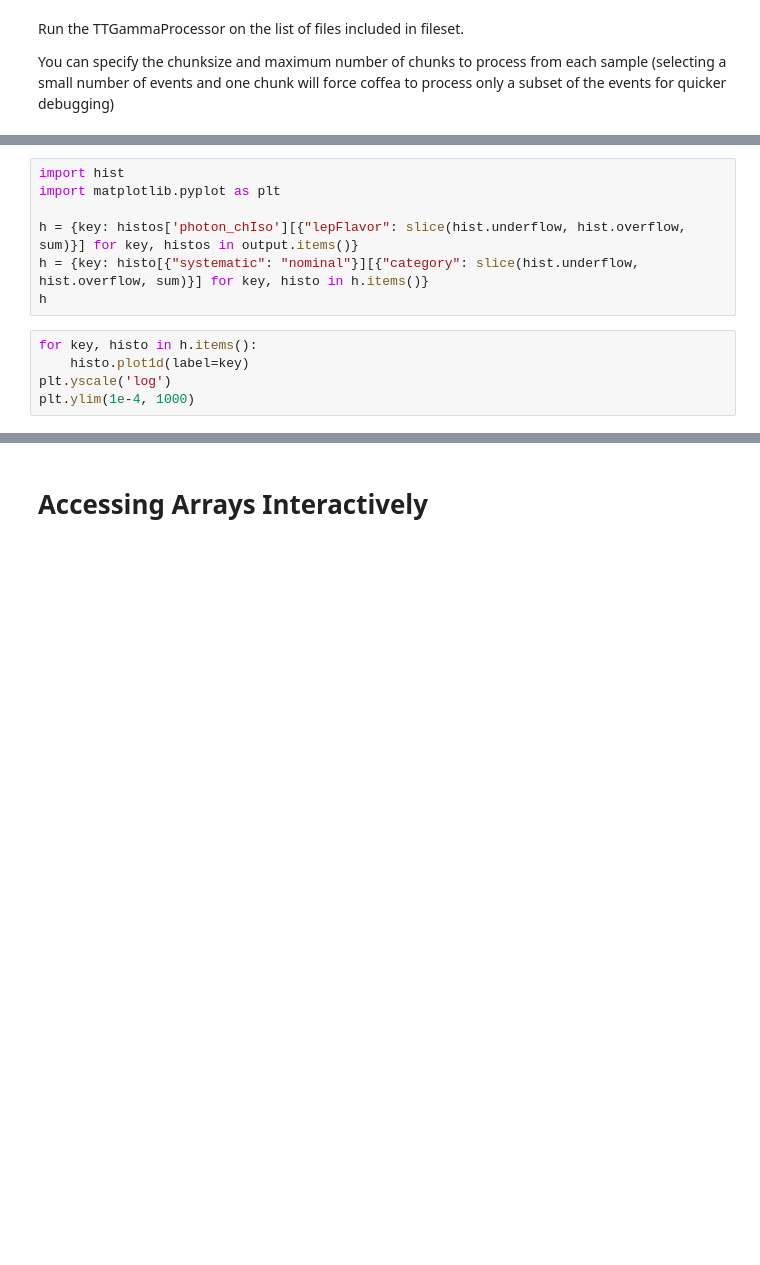
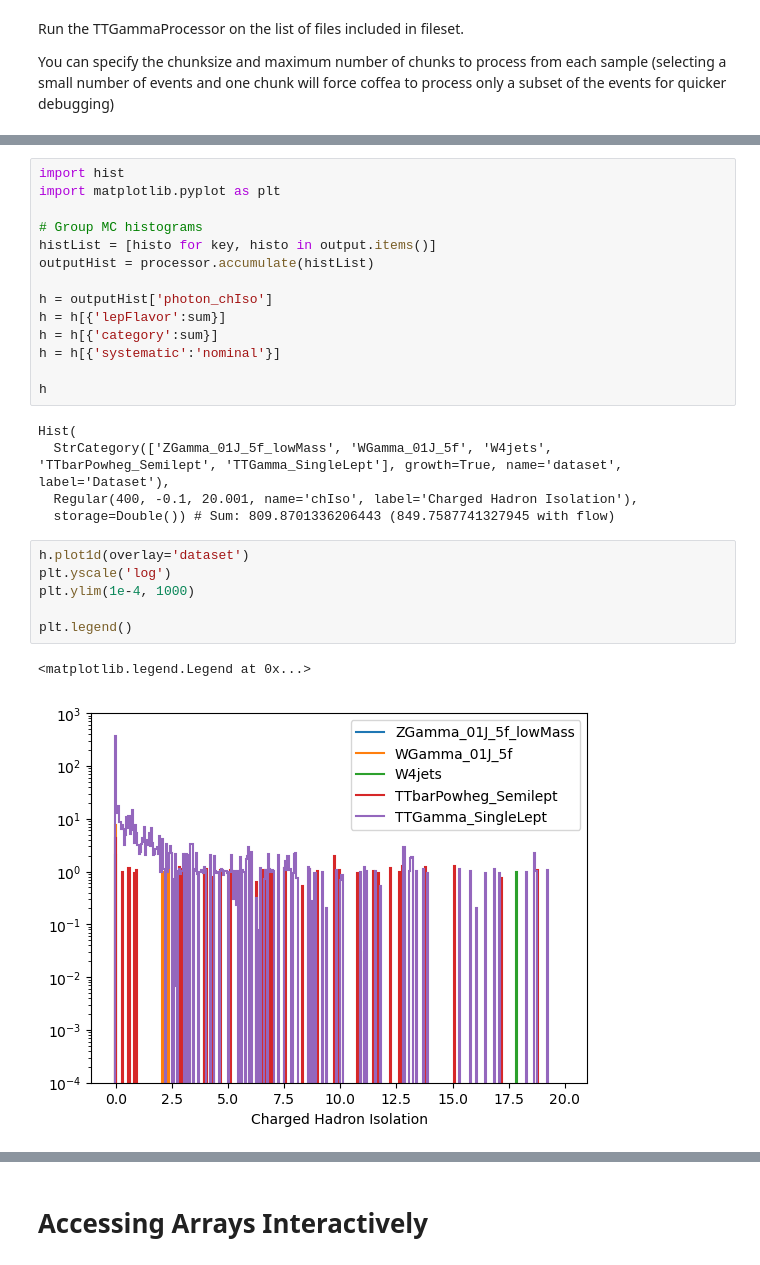
Before and after one commit to ricEsco/TTGamma_LongExercise, a Jupyter notebook: TTGammaProcessorDevelopment.ipynb, the cells around one changed output, grey strips where cells are left out. Drawn from its saved outputs; the diff is of its cells as text; blank space fills up the shorter version.

Commit message:
finalized processor

```diff
--- a/TTGammaProcessorDevelopment.ipynb
+++ b/TTGammaProcessorDevelopment.ipynb
@@ -57,15 +83,31 @@ output
-# %%
-import hist
-import matplotlib.pyplot as plt
-
-h = {key: histos['photon_chIso'][{"lepFlavor": slice(hist.underflow, hist.overflow, sum)}] for key, histos in output.items()}
-h = {key: histo[{"systematic": "nominal"}][{"category": slice(hist.underflow, hist.overflow, sum)}] for key, histo in h.items()}
-h
+# %%
+import hist
+import matplotlib.pyplot as plt
+
+# Group MC histograms
+histList = [histo for key, histo in output.items()]
+outputHist = processor.accumulate(histList)
+
+h = outputHist['photon_chIso']
+h = h[{'lepFlavor':sum}]
+h = h[{'category':sum}]
+h = h[{'systematic':'nominal'}]
+
+h
+# %% [output]
+Hist(
+  StrCategory(['ZGamma_01J_5f_lowMass', 'WGamma_01J_5f', 'W4jets', 'TTbarPowheg_Semilept', 'TTGamma_SingleLept'], growth=True, name='dataset', label='Dataset'),
+  Regular(400, -0.1, 20.001, name='chIso', label='Charged Hadron Isolation'),
+  storage=Double()) # Sum: 809.8701336206443 (849.7587741327945 with flow)
 # %%
-for key, histo in h.items():
-    histo.plot1d(label=key)
+h.plot1d(overlay='dataset')
 plt.yscale('log')
 plt.ylim(1e-4, 1000)
+
+plt.legend()
+# %% [output]
+<matplotlib.legend.Legend at 0x...>
+[figure, added]
 # %%
 expected = util.load("output_Expected.coffea")
 
```
Also changed, not shown: parts of 3 cells of this notebook, 2 other files.
